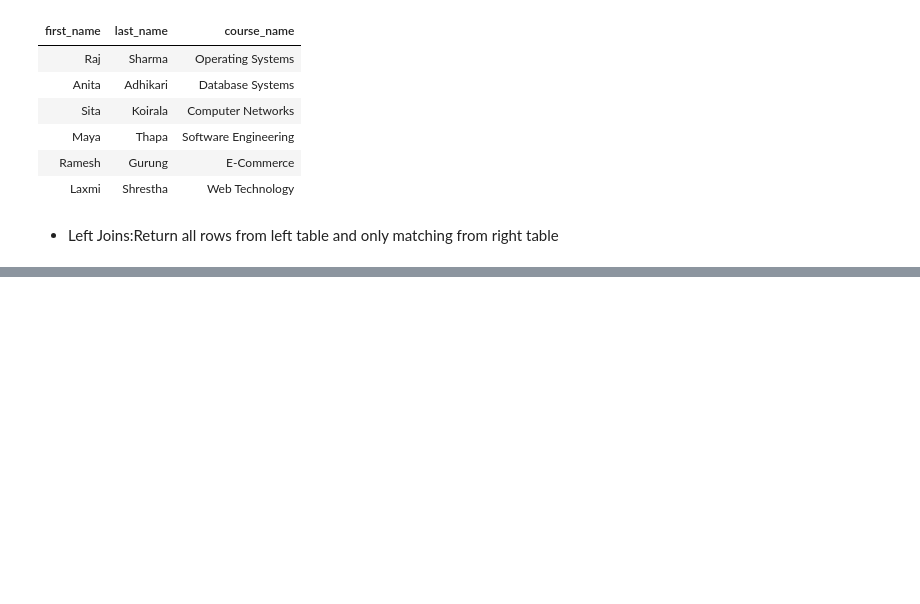
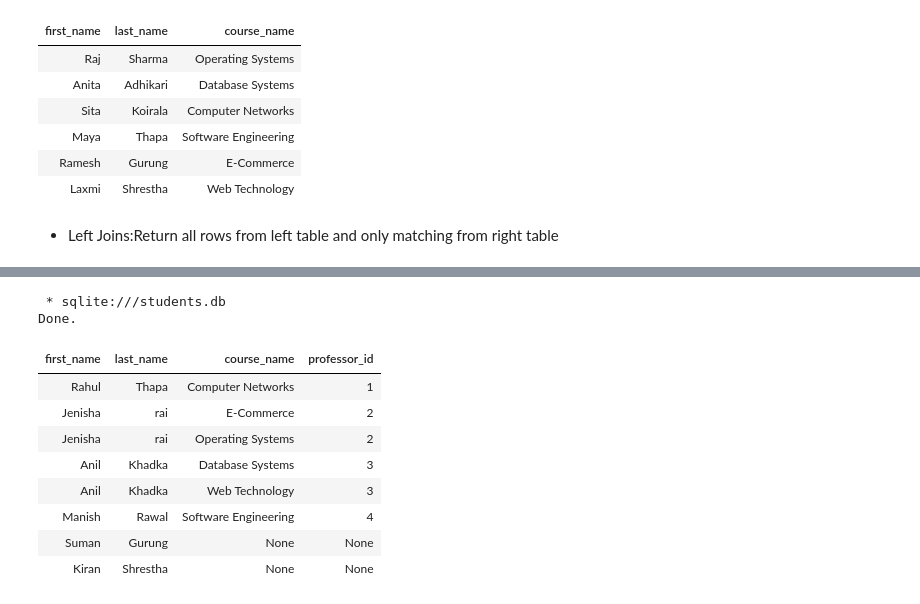
Before and after one commit to atignaschhetri/sql, a Jupyter notebook: app.ipynb, the cells around one changed output, grey strips where cells are left out. Drawn from its saved outputs; the diff is of its cells as text; code cells hidden in the pictures; blank space fills up the shorter version.

```diff
--- a/app.ipynb
+++ b/app.ipynb
@@ -403,0 +403,18 @@ Done.
+# %%
+%%sql
+select first_name, last_name,course_name,courses.professor_id
+from professors
+left join courses
+on professors.professor_id = courses.professor_id;
+# %% [output]
+ * sqlite:///students.db
+Done.
+| first_name | last_name | course_name | professor_id |
+| Rahul | Thapa | Computer Networks | 1 |
+| Jenisha | rai | E-Commerce | 2 |
+| Jenisha | rai | Operating Systems | 2 |
+| Anil | Khadka | Database Systems | 3 |
+| Anil | Khadka | Web Technology | 3 |
+| Manish | Rawal | Software Engineering | 4 |
+| Suman | Gurung | None | None |
+| Kiran | Shrestha | None | None |
```
Also changed, not shown: parts of 6 cells of this notebook, 3 other files.
